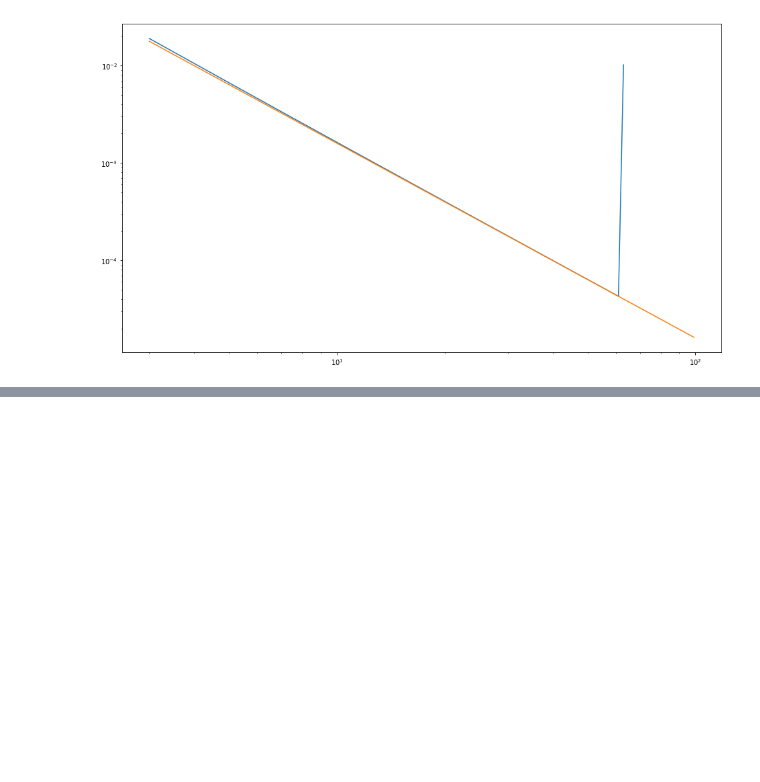
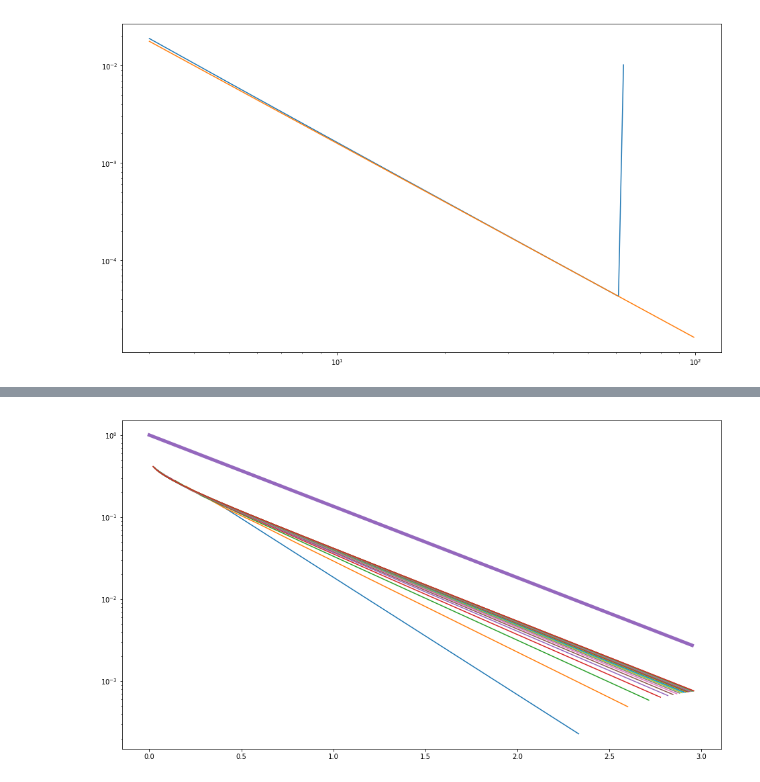
Before and after one commit to lukasgeyrhofer/flippingbits, a Jupyter notebook: dynamics.ipynb, the cells around one changed output, grey strips where cells are left out. Saved outputs shown, nothing was run; the diff lists cells and outputs as text; code cells hidden in the pictures; blank space fills up the shorter version.

```diff
--- a/dynamics.ipynb
+++ b/dynamics.ipynb
@@ -134,0 +168,20 @@ plt.xscale('log')
+# %%
+# interpolate approach to asymptotic form by smearing out the oscillating signal
+# set smeared[i] ~ 0.25 * x[i-1] + 0.50 * x[i] + 0.25 * x[i+1]
+# this should get rid of oscillating, while still keeping overall dynamics more or less conserved
+
+lgnd = []
+for x in totalpf:
+    smeared = np.zeros(len(x[1]))
+    for i in range(1,len(x[1])-1):
+        smeared[i] = 0.5 * (0.5 * x[1][i-1] + x[1][i] + 0.5 * x[1][i+1])
+    plt.plot(x[0][1:-1],0.5-smeared[1:-1])
+    lgnd.append(int(1/x[0][1]))
+plt.yscale('log')
+#plt.xscale('log')
+
+y = np.arange(start = 0, stop = 3, step = .05)
+plt.plot(y,np.exp(-2*y),lw = 5)
+plt.show()
+# %% [output]
+[figure, added]
```
Also changed, not shown: parts of 5 cells of this notebook.
